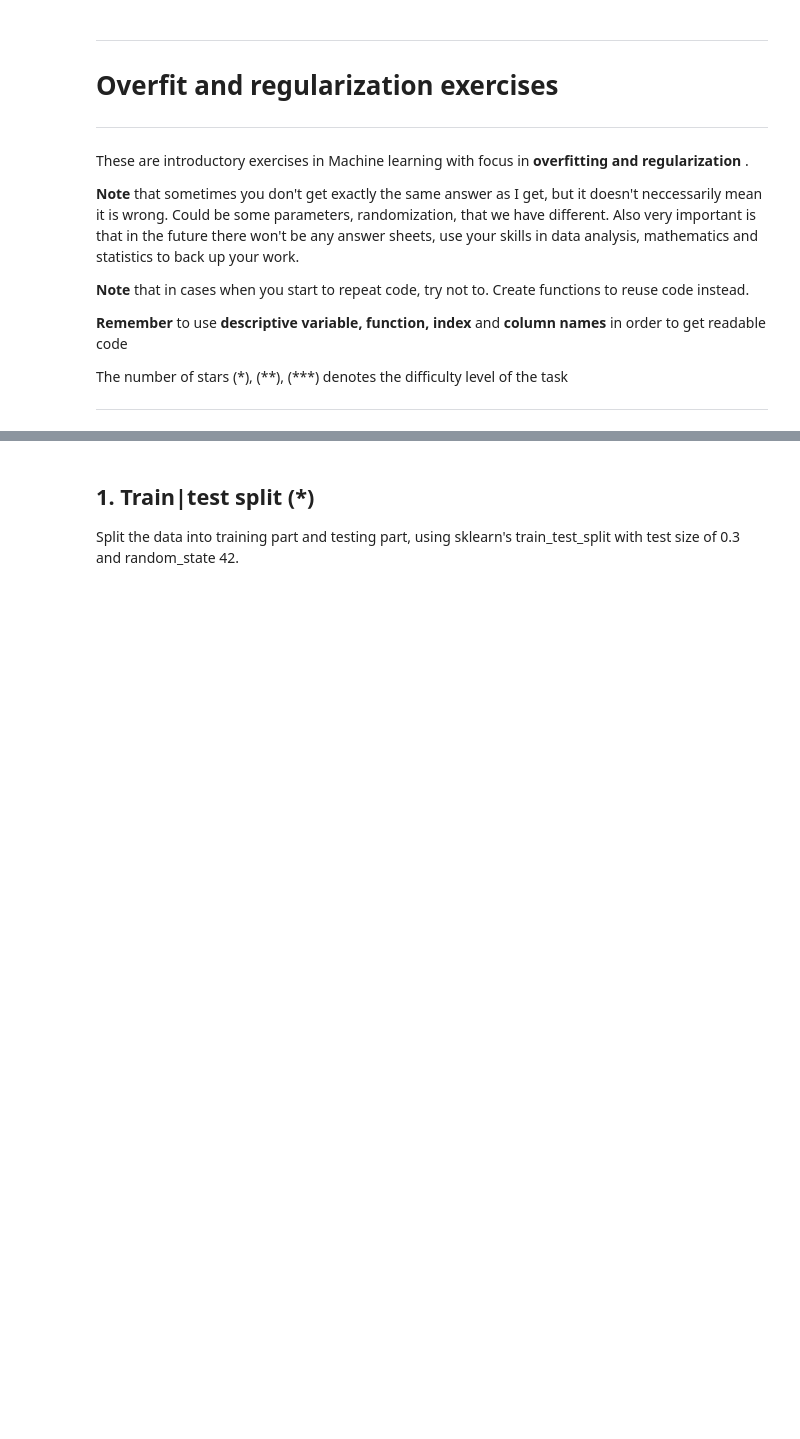
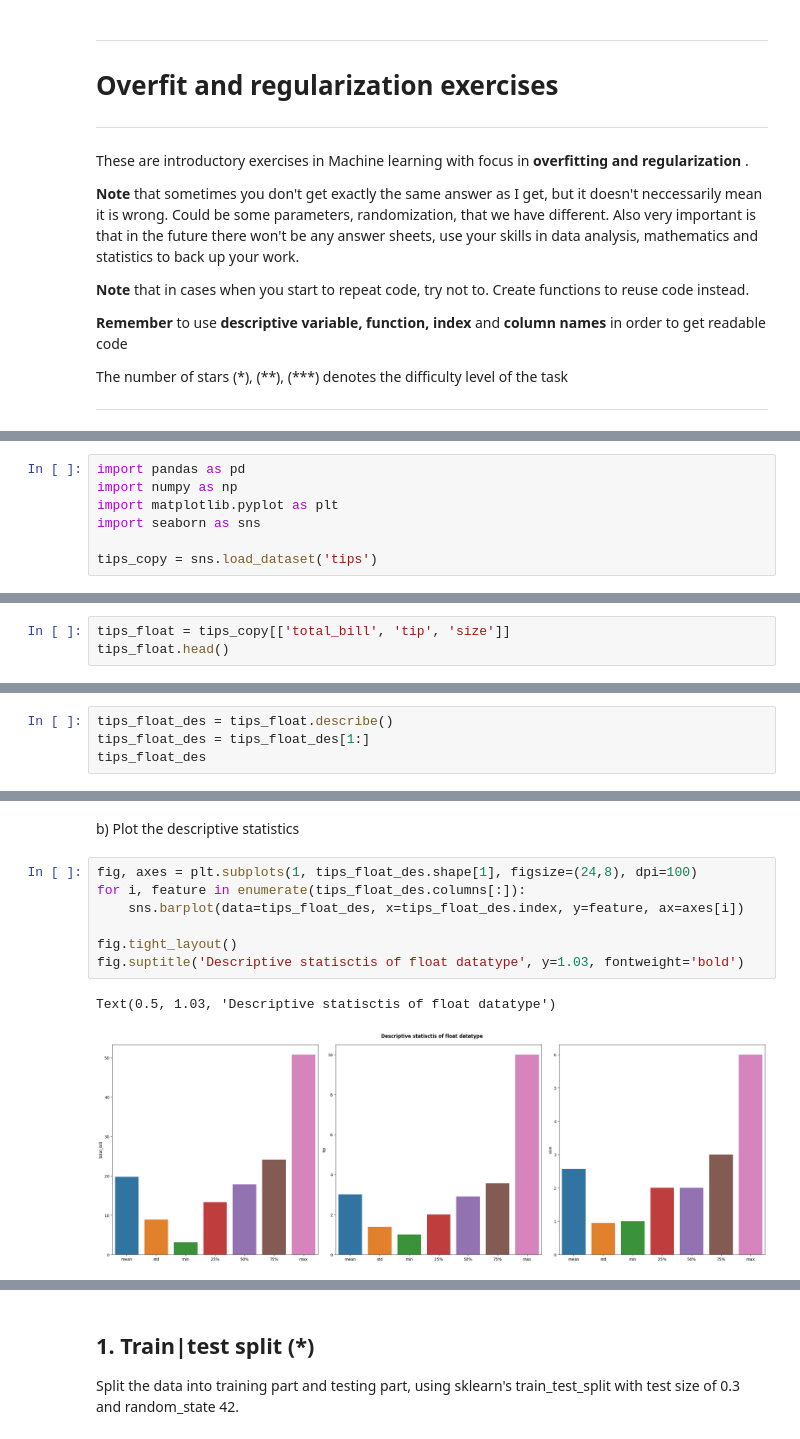
Before and after one commit to yuna-liu/Maskininlarning-Yuna-Liu, a Jupyter notebook: Exercises/E03_overfit_regularization.ipynb, the cells around one changed output, grey strips where cells are left out. Saved outputs shown, nothing was run; the diff lists cells and outputs as text; blank space fills up the shorter version.

```diff
--- a/Exercises/E03_overfit_regularization.ipynb
+++ b/Exercises/E03_overfit_regularization.ipynb
@@ -55,3 +55,10 @@ d) For example:
 </details>
 
 ---
+# %%
+import pandas as pd
+import numpy as np
+import matplotlib.pyplot as plt
+import seaborn as sns
+
+tips_copy = sns.load_dataset('tips')
@@ -57,0 +93,3 @@ d) For example:
+# %%
+tips_float = tips_copy[['total_bill', 'tip', 'size']]
+tips_float.head()
@@ -57,0 +103,4 @@ d) For example:
+# %%
+tips_float_des = tips_float.describe()
+tips_float_des = tips_float_des[1:]
+tips_float_des
@@ -57,0 +116,12 @@ d) For example:
+# %% [markdown]
+b) Plot the descriptive statistics
+# %%
+fig, axes = plt.subplots(1, tips_float_des.shape[1], figsize=(24,8), dpi=100)
+for i, feature in enumerate(tips_float_des.columns[:]):
+    sns.barplot(data=tips_float_des, x=tips_float_des.index, y=feature, ax=axes[i])
+
+fig.tight_layout()
+fig.suptitle('Descriptive statisctis of float datatype', y=1.03, fontweight='bold')
+# %% [output]
+Text(0.5, 1.03, 'Descriptive statisctis of float datatype')
+[figure, added]
```
Also changed, not shown: parts of 6 cells of this notebook.
